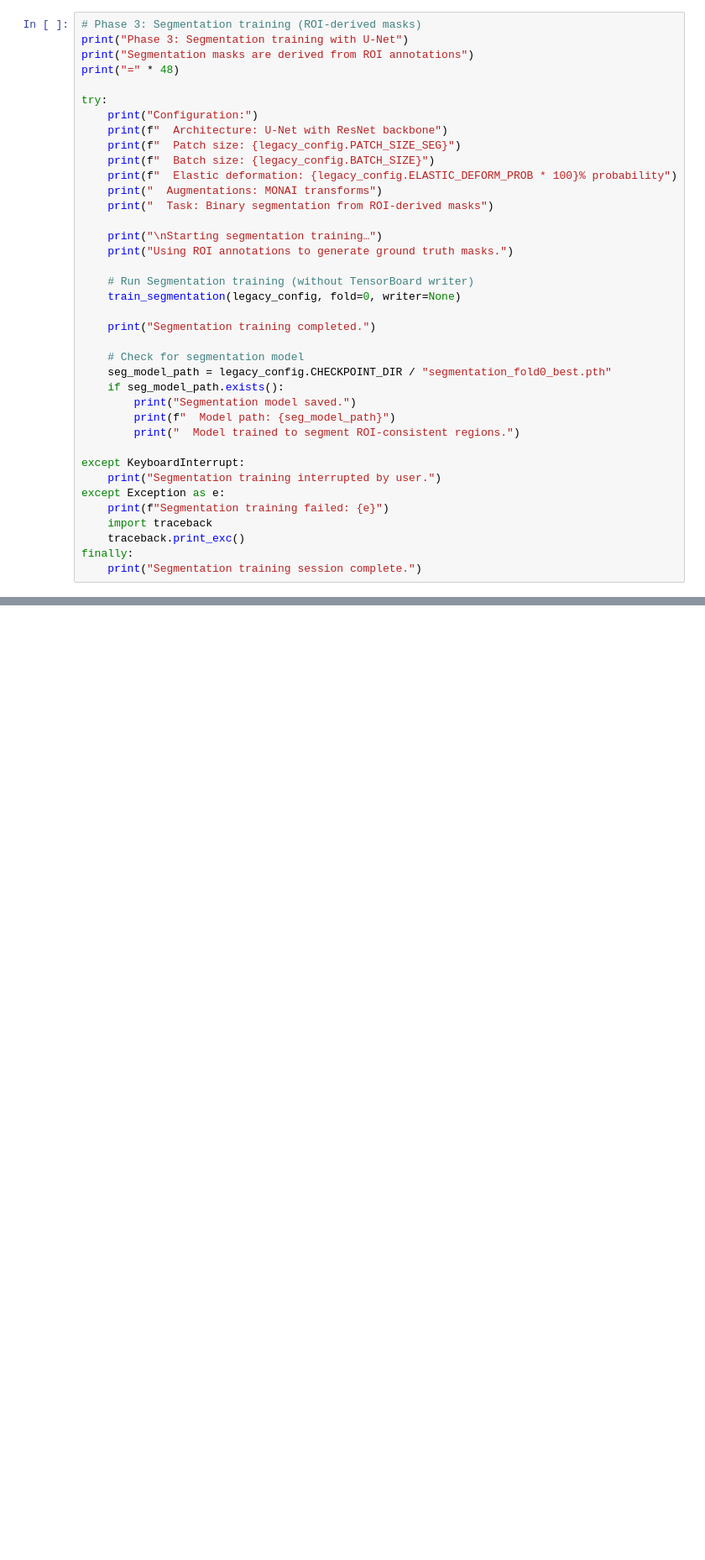
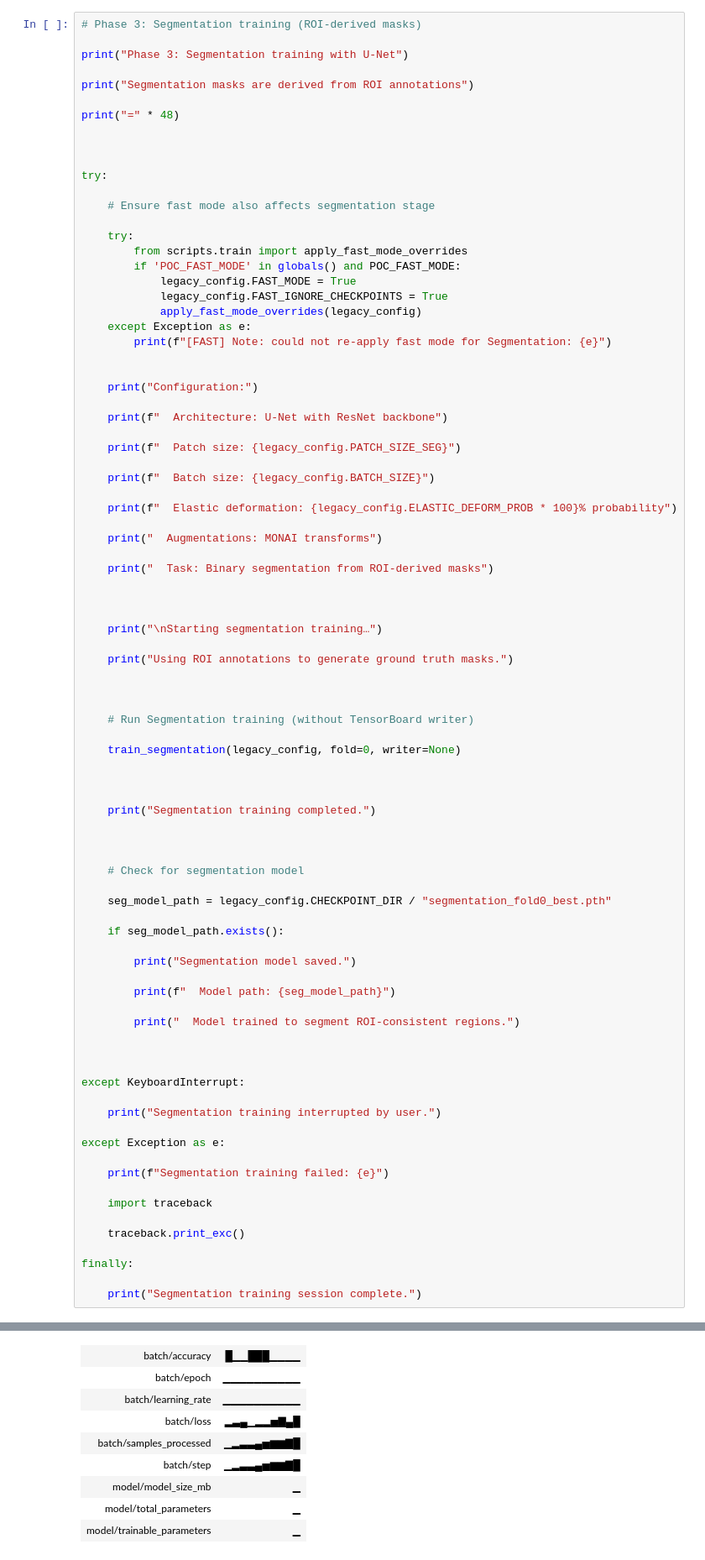
Before and after one commit to thanakornbua/Pathothai, a Jupyter notebook: main.ipynb, the cells around one changed output, grey strips where cells are left out. Shown at 84% size. Drawn from its saved outputs; the diff is of its cells as text; blank space fills up the shorter version.

Commit message:
Fast PoC operations

```diff
--- a/main.ipynb
+++ b/main.ipynb
@@ -637,40 +815,88 @@ Objective: train a U-Net–based segmentation model to delineate tissue regions
 - Notes: Segmentation complements classification by localizing ROI-consistent patterns.
 # %%
 # Phase 3: Segmentation training (ROI-derived masks)
+
 print("Phase 3: Segmentation training with U-Net")
+
 print("Segmentation masks are derived from ROI annotations")
+
 print("=" * 48)
 
+
+
 try:
+
+    # Ensure fast mode also affects segmentation stage
+
+    try:
+        from scripts.train import apply_fast_mode_overrides
+        if 'POC_FAST_MODE' in globals() and POC_FAST_MODE:
+            legacy_config.FAST_MODE = True
+            legacy_config.FAST_IGNORE_CHECKPOINTS = True
+            apply_fast_mode_overrides(legacy_config)
+    except Exception as e:
+        print(f"[FAST] Note: could not re-apply fast mode for Segmentation: {e}")
+
+
     print("Configuration:")
+
     print(f"  Architecture: U-Net with ResNet backbone")
+
     print(f"  Patch size: {legacy_config.PATCH_SIZE_SEG}")
+
     print(f"  Batch size: {legacy_config.BATCH_SIZE}")
+
     print(f"  Elastic deformation: {legacy_config.ELASTIC_DEFORM_PROB * 100}% probability")
+
     print("  Augmentations: MONAI transforms")
+
     print("  Task: Binary segmentation from ROI-derived masks")
 
+
+
     print("\nStarting segmentation training…")
+
     print("Using ROI annotations to generate ground truth masks.")
 
+
+
     # Run Segmentation training (without TensorBoard writer)
+
     train_segmentation(legacy_config, fold=0, writer=None)
+
+
 
     print("Segmentation training completed.")
 
+
+
     # Check for segmentation model
+
     seg_model_path = legacy_config.CHECKPOINT_DIR / "segmentation_fold0_best.pth"
+
     if seg_model_path.exists():
+
         print("Segmentation model saved.")
+
         print(f"  Model path: {seg_model_path}")
+
         print("  Model trained to segment ROI-consistent regions.")
 
+
+
 except KeyboardInterrupt:
+
     print("Segmentation training interrupted by user.")
+
 except Exception as e:
+
     print(f"Segmentation training failed: {e}")
+
     import traceback
+
     traceback.print_exc()
+
 finally:
+
     print("Segmentation training session complete.")
 # %% [output]
@@ -697,0 +923,9 @@ Finishing previous runs because reinit is set to 'default'.
+| batch/accuracy | █▁▁███▁▁▁▁ |
+| batch/epoch | ▁▁▁▁▁▁▁▁▁▁ |
+| batch/learning_rate | ▁▁▁▁▁▁▁▁▁▁ |
+| batch/loss | ▂▃▄▁▂▂▅▇▄█ |
+| batch/samples_processed | ▁▂▃▃▄▅▆▆▇█ |
+| batch/step | ▁▂▃▃▄▅▆▆▇█ |
+| model/model_size_mb | ▁ |
+| model/total_parameters | ▁ |
+| model/trainable_parameters | ▁ |
```
Also changed, not shown: parts of 6 cells of this notebook, 3 other files.
